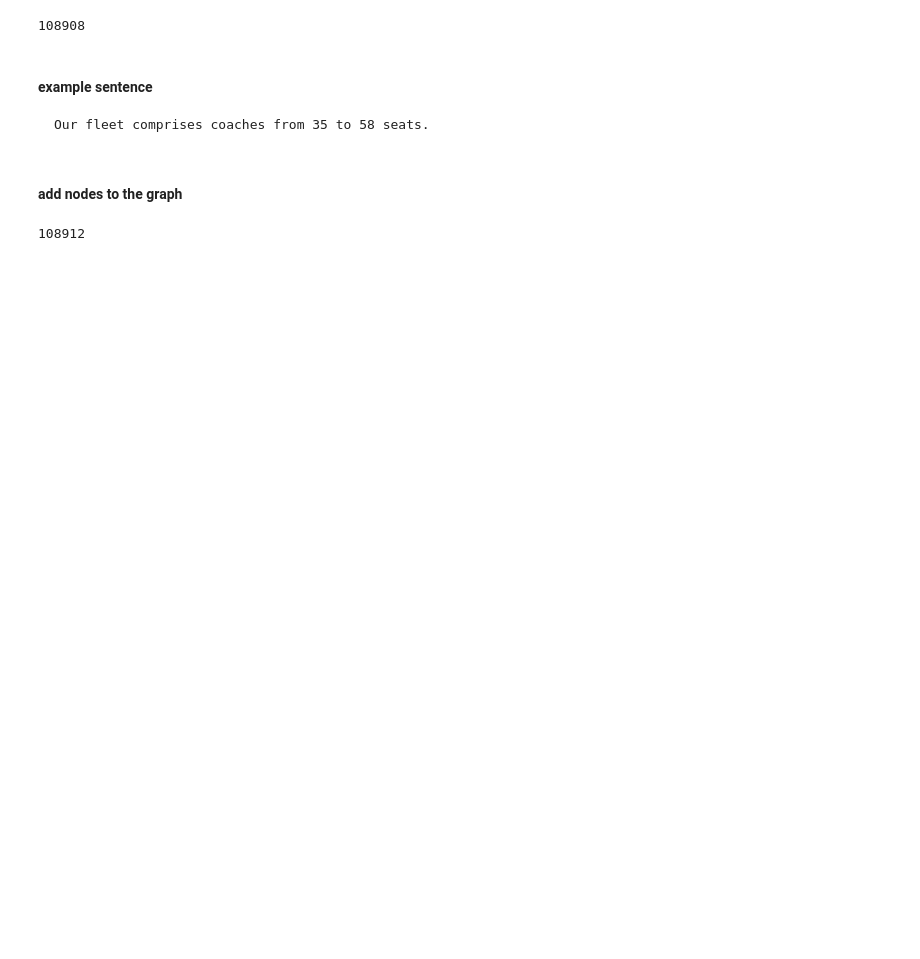
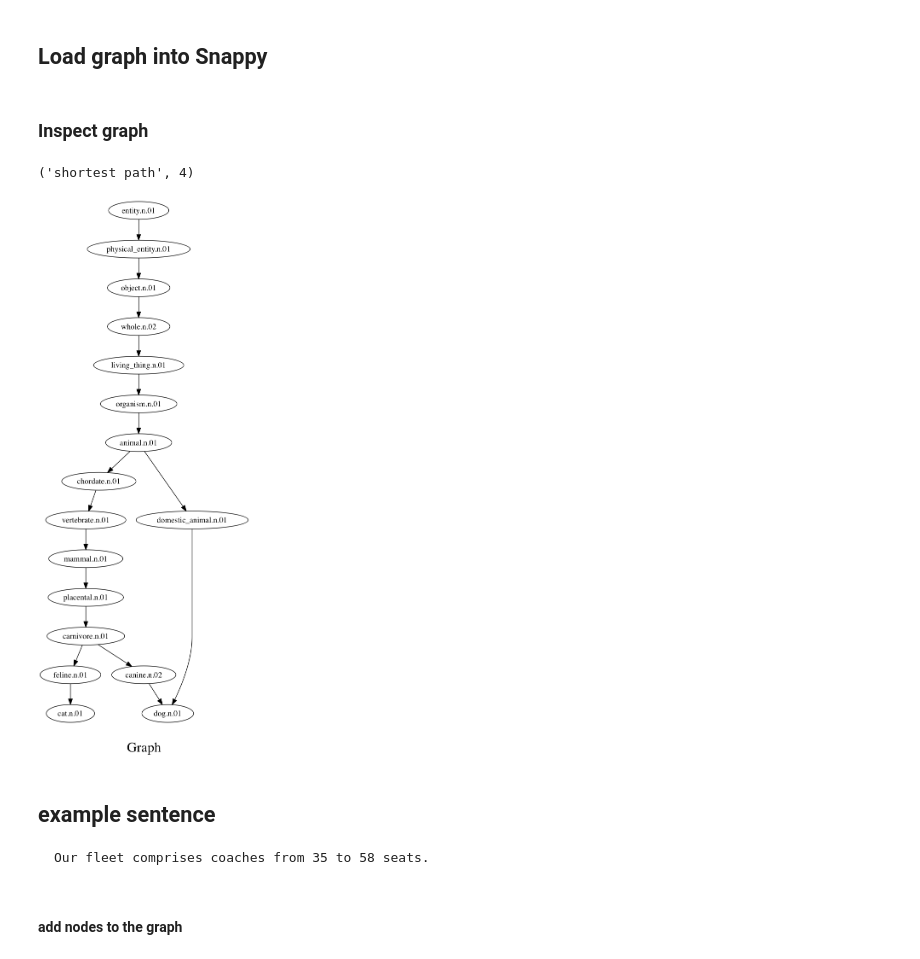
Before and after one commit to cltl/Graph-based-WSD, a Jupyter notebook: Personalized PageRank.ipynb, the cells around one changed output. Saved outputs shown, nothing was run; the diff lists cells and outputs as text; code cells hidden in the pictures; blank space fills up the shorter version.

````diff
--- a/Personalized PageRank.ipynb
+++ b/Personalized PageRank.ipynb
@@ -47,13 +22,48 @@ the_candidates = wn_utils.get_candidates(lemmapos2mfs_offset)
 # %%
-edges = wn_utils.load_wn_edges(categories={'hyponym_hypernym', 'meronym_holonym', 'others'})
+edges = wn_utils.load_wn_edges(categories={'hyponym_hypernym',
+                                           #'meronym_holonym',
+                                           #'others'
+                                          })
-# %%
-g = snap_utils.load_wn_as_undirected_graph(edges)
-# %%
-g.GetNodes()
-# %% [output]
-108908
+# %% [markdown]
+## Load graph into Snappy
+# %%
+g = snap_utils.load_wn_as_directed_graph(edges)
+default_num_nodes = g.GetNodes()
+default_num_edges = g.GetEdges()
+# %% [markdown]
+### Inspect graph
+# %%
+s1 = wn.synset('cat.n.1')
+s2 = wn.synset('dog.n.1')
+
+
+NIdV = snap.TIntV()
+synset_ids = set()
+
+S = snap.TIntStrH()
+
+for target_synset in [s1, s2]:
+    for hypernym_path in target_synset.hypernym_paths():
+        for synset in hypernym_path:
+            offset = synset.offset()
+            if offset not in synset_ids:
+                NIdV.Add(synset.offset())
+                synset_ids.add(offset)
+
+                # add labels
+                S.AddDat(offset, synset.name())
+
+subgraph = snap.GetSubGraph(g, NIdV)
+snap.DrawGViz(subgraph, snap.gvlDot, "gviz.png", "Graph",
+              S
+              )
+print('shortest path', snap.GetShortPath(subgraph, s1.offset(), s2.offset()))
+Image(filename='gviz.png')
+# %% [output]
+('shortest path', 4)
+[figure, added]
 # %% [markdown]
-#### example sentence
+## example sentence
 ```
 Our fleet comprises coaches from 35 to 58 seats.
 ```
@@ -70,4 +88,0 @@ for identifier, (lemma, pos) in content_words.items():
-# %%
-g.GetNodes()
-# %% [output]
-108912
````
Also changed, not shown: parts of 16 cells of this notebook, 2 other files.
